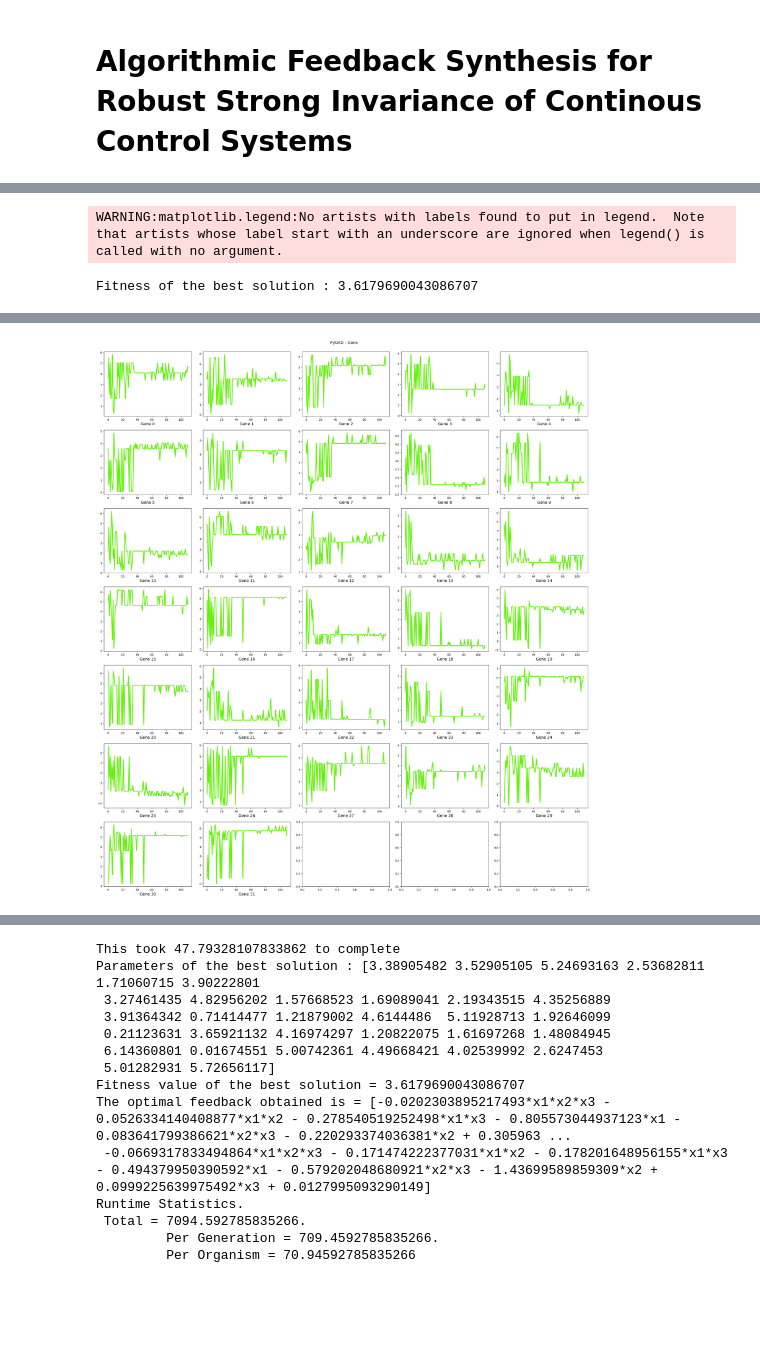
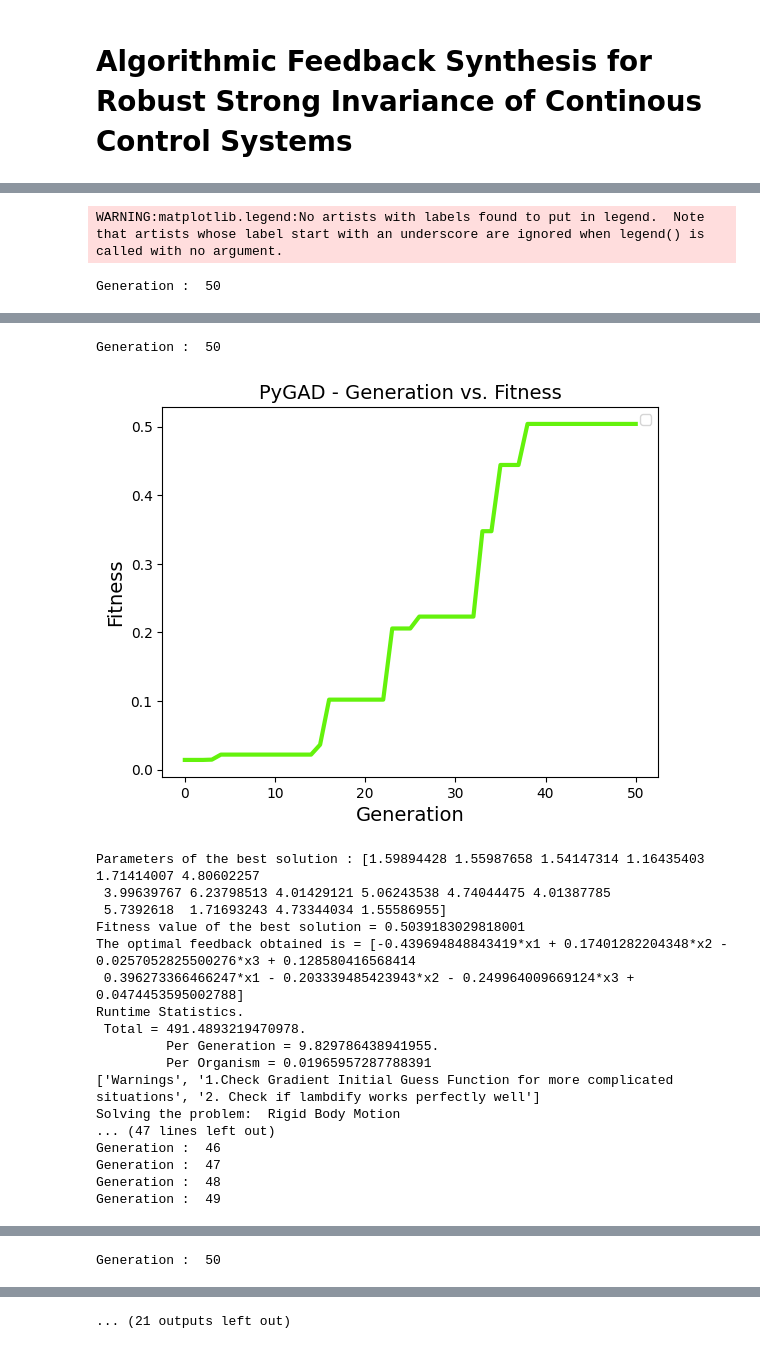
Before and after one commit to ChinmayPimpalkhare/WURP_23, a Jupyter notebook: Codebase/AFSRCICCS_Codebase_on_Air.ipynb, the cells around one changed output, grey strips where cells are left out. Saved outputs shown, nothing was run; the diff lists cells and outputs as text; code cells hidden in the pictures; blank space fills up the shorter version.

```diff
--- a/Codebase/AFSRCICCS_Codebase_on_Air.ipynb
+++ b/Codebase/AFSRCICCS_Codebase_on_Air.ipynb
@@ -658,7 +298,6 @@ def main_loop():
   print("Solving the problem: ", problem)
   print("Length of the dictionary is: ", len_dict)
   print("Dimension of the problem is:", dim_theta)
-  print(f"Estimated runtime in minutes is {num_generations*sol_per_pop/2}")
   start_time = time.time()
   #print(compute_objective_function_on_mesh())
 
@@ -671,31 +310,39 @@ def main_loop():
                       parent_selection_type=parent_selection_type,
                       init_range_low=GA_low_bound,
                       init_range_high=GA_high_bound,
+                      keep_elitism = keep_elitism,
                       gene_space=None,
                       save_solutions=True,
+                      save_best_solutions = True,
                       mutation_type="random",
-                      mutation_probability=0.1,
+                      mutation_probability=mutation_probability,
                       on_generation=on_gen,
                       suppress_warnings=True)
 
+
   ga_instance.run()
-  ga_instance.plot_fitness()
-  ga_instance.plot_genes()
-  ga_instance.plot_new_solution_rate()
-
-  solution, solution_fitness, solution_idx = ga_instance.best_solution(ga_instance.last_generation_fitness)
-  eta_psi_solution = obtain_optimal_feedback(solution)
-  optimal_symbolic_feedback = symbolic_feedback(dim_m, dim_v, max_degree, eta_psi_solution)
-  print(f"Parameters of the best solution : {solution}")
-  print(f"Fitness value of the best solution = {solution_fitness}")
-  print(f"The optimal feedback obtained is = {optimal_symbolic_feedback}")
   end_time = time.time()
   runtime_total = end_time - start_time
   runtime_per_loop = runtime_total/num_generations
   runtime_per_organism = runtime_per_loop/sol_per_pop
+  ga_instance.plot_fitness()
+  # ga_instance.plot_genes()
+  # ga_instance.plot_new_solution_rate()
+
+  solution, solution_fitness, solution_idx = ga_instance.best_solution(ga_instance.last_generation_fitness)
+  _ , eta_psi_solution = optimize_program_when_x_is_ellipsoid(solution, **kwargs)
+  optimal_symbolic_feedback = Array(np.zeros(dim_m))
+  for i in range(len(eta_psi_solution)):
+    optimal_symbolic_feedback = optimal_symbolic_feedback + eta_psi_solution[i]*raw_dict[i]
+  print(f"Parameters of the best solution : {solution}")
+  print(f"Fitness value of the best solution = {solution_fitness}")
+  print(f"The optimal feedback obtained is = {optimal_symbolic_feedback}")
+
   print(f"Runtime Statistics. \n Total = {runtime_total}. \n \
         Per Generation = {runtime_per_loop}. \n \
         Per Organism = {runtime_per_organism}")
 # %%
-%lprun -f main_loop main_loop()
+# %lprun -f main_loop main_loop()
+%%timeit
+main_loop()
 # %% [output]
@@ -719,2 +366,2 @@ Generation :  10
 WARNING:matplotlib.legend:No artists with labels found to put in legend.  Note that artists whose label start with an underscore are ignored when legend() is called with no argument.
-Fitness of the best solution : 3.6179690043086707
+Generation :  50
@@ -722 +387,19 @@ Fitness of the best solution : 3.6179690043086707
+Generation :  50
-[figure, old version]
+[figure, new version]
+Parameters of the best solution : [1.59894428 1.55987658 1.54147314 1.16435403 1.71414007 4.80602257
+ 3.99639767 6.23798513 4.01429121 5.06243538 4.74044475 4.01387785
+ 5.7392618  1.71693243 4.73344034 1.55586955]
+Fitness value of the best solution = 0.5039183029818001
+The optimal feedback obtained is = [-0.439694848843419*x1 + 0.17401282204348*x2 - 0.0257052825500276*x3 + 0.128580416568414
+ 0.396273366466247*x1 - 0.203339485423943*x2 - 0.249964009669124*x3 + 0.0474453595002788]
+Runtime Statistics.
+ Total = 491.4893219470978.
+         Per Generation = 9.829786438941955.
+         Per Organism = 0.01965957287788391
+['Warnings', '1.Check Gradient Initial Guess Function for more complicated situations', '2. Check if lambdify works perfectly well']
+Solving the problem:  Rigid Body Motion
+... (47 lines left out)
+Generation :  46
+Generation :  47
+Generation :  48
+Generation :  49
@@ -722,0 +407 @@ Fitness of the best solution : 3.6179690043086707
+Generation :  50
@@ -724,14 +409 @@ Fitness of the best solution : 3.6179690043086707
-This took 47.79328107833862 to complete
-Parameters of the best solution : [3.38905482 3.52905105 5.24693163 2.53682811 1.71060715 3.90222801
- 3.27461435 4.82956202 1.57668523 1.69089041 2.19343515 4.35256889
- 3.91364342 0.71414477 1.21879002 4.6144486  5.11928713 1.92646099
- 0.21123631 3.65921132 4.16974297 1.20822075 1.61697268 1.48084945
- 6.14360801 0.01674551 5.00742361 4.49668421 4.02539992 2.6247453
- 5.01282931 5.72656117]
-Fitness value of the best solution = 3.6179690043086707
-The optimal feedback obtained is = [-0.0202303895217493*x1*x2*x3 - 0.0526334140408877*x1*x2 - 0.278540519252498*x1*x3 - 0.805573044937123*x1 - 0.083641799386621*x2*x3 - 0.220293374036381*x2 + 0.305963 ...
- -0.0669317833494864*x1*x2*x3 - 0.171474222377031*x1*x2 - 0.178201648956155*x1*x3 - 0.494379950390592*x1 - 0.579202048680921*x2*x3 - 1.43699589859309*x2 + 0.0999225639975492*x3 + 0.0127995093290149]
-Runtime Statistics.
- Total = 7094.592785835266.
-         Per Generation = 709.4592785835266.
-         Per Organism = 70.94592785835266
+... (21 outputs left out)
```
Also changed, not shown: parts of 18 cells of this notebook.
